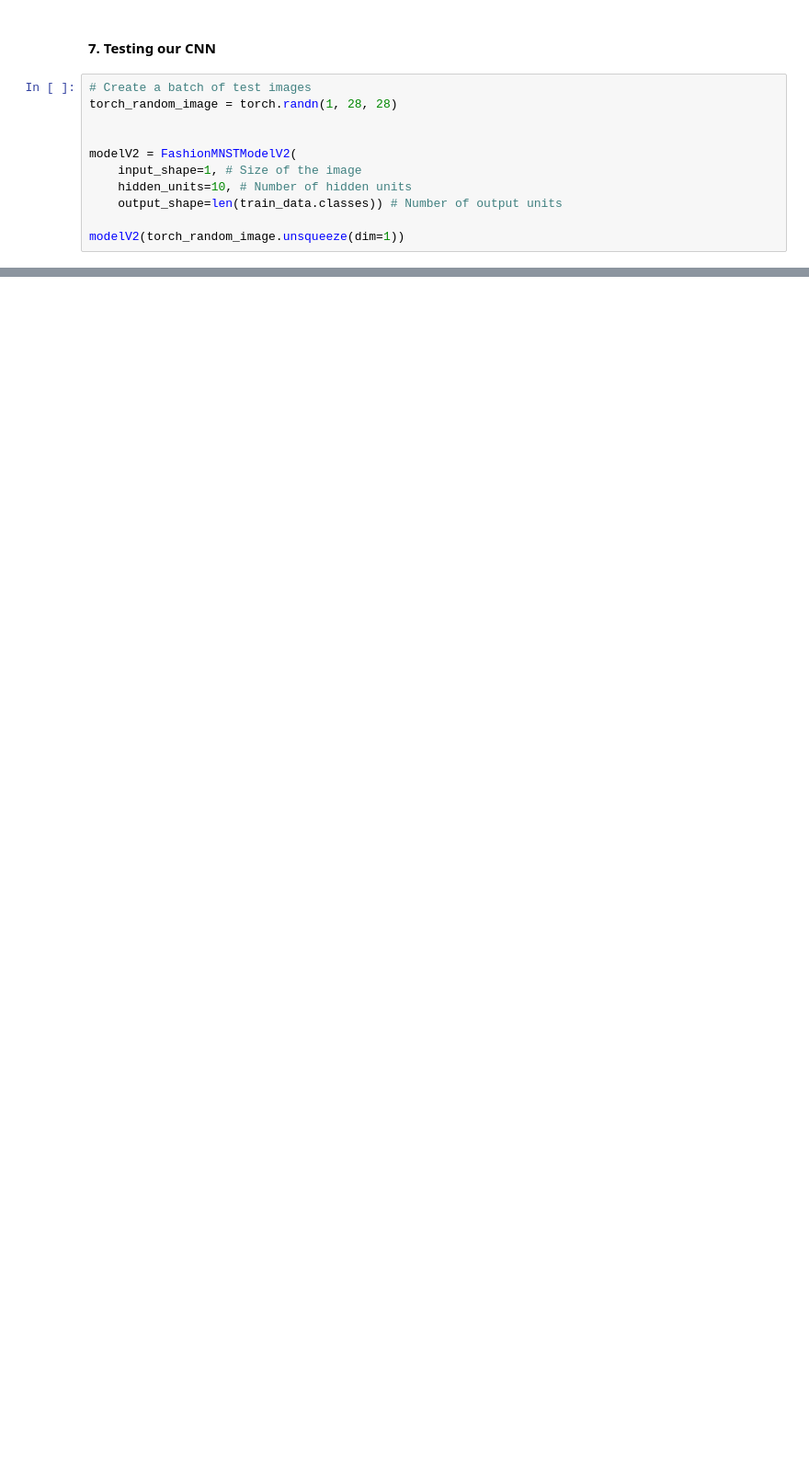
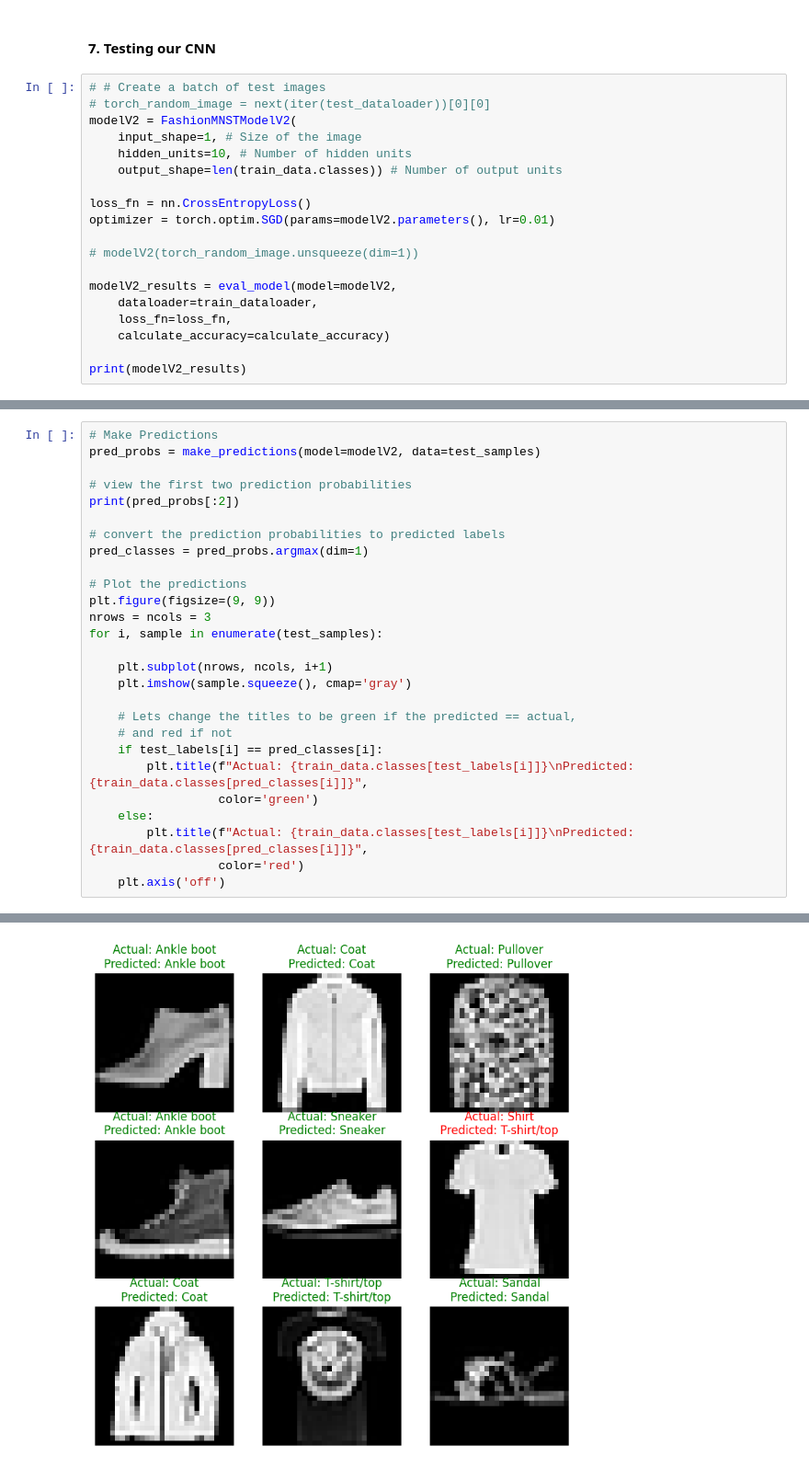
Before and after one commit to mklingamsetty/Learning-Pytorch, a Jupyter notebook: 03_pytorch_computer_vision.ipynb, the cells around one changed output, grey strips where cells are left out. Shown: that part at 92% size. Cells and saved outputs as stored; diff of their text form; blank space fills up the shorter version.

```diff
--- a/03_pytorch_computer_vision.ipynb
+++ b/03_pytorch_computer_vision.ipynb
@@ -581,14 +595,22 @@ class FashionMNSTModelV2(nn.Module):
 # %% [markdown]
 #### 7. Testing our CNN
 # %%
-# Create a batch of test images
-torch_random_image = torch.randn(1, 28, 28)
-
-
+# # Create a batch of test images
+# torch_random_image = next(iter(test_dataloader))[0][0]
 modelV2 = FashionMNSTModelV2(
     input_shape=1, # Size of the image
     hidden_units=10, # Number of hidden units
     output_shape=len(train_data.classes)) # Number of output units
 
-modelV2(torch_random_image.unsqueeze(dim=1))
+loss_fn = nn.CrossEntropyLoss()
+optimizer = torch.optim.SGD(params=modelV2.parameters(), lr=0.01)
+
+# modelV2(torch_random_image.unsqueeze(dim=1))
+
+modelV2_results = eval_model(model=modelV2,
+    dataloader=train_dataloader,
+    loss_fn=loss_fn,
+    calculate_accuracy=calculate_accuracy)
+
+print(modelV2_results)
 # %% [output]
@@ -598,0 +769,28 @@ tensor([[-0.0333,  0.0210,  0.0219, -0.0632,  0.0701, -0.0471, -0.0079, -0.0691,
+# %%
+# Make Predictions
+pred_probs = make_predictions(model=modelV2, data=test_samples)
+
+# view the first two prediction probabilities
+print(pred_probs[:2])
+
+# convert the prediction probabilities to predicted labels
+pred_classes = pred_probs.argmax(dim=1)
+
+# Plot the predictions
+plt.figure(figsize=(9, 9))
+nrows = ncols = 3
+for i, sample in enumerate(test_samples):
+
+    plt.subplot(nrows, ncols, i+1)
+    plt.imshow(sample.squeeze(), cmap='gray')
+
+    # Lets change the titles to be green if the predicted == actual,
+    # and red if not
+    if test_labels[i] == pred_classes[i]:
+        plt.title(f"Actual: {train_data.classes[test_labels[i]]}\nPredicted: {train_data.classes[pred_classes[i]]}",
+                  color='green')
+    else:
+        plt.title(f"Actual: {train_data.classes[test_labels[i]]}\nPredicted: {train_data.classes[pred_classes[i]]}",
+                  color='red')
+    plt.axis('off')
+# %% [output]
@@ -598,0 +801 @@ tensor([[-0.0333,  0.0210,  0.0219, -0.0632,  0.0701, -0.0471, -0.0079, -0.0691,
+[figure, added]
```
Also changed, not shown: parts of 22 cells of this notebook, 1 other file.
